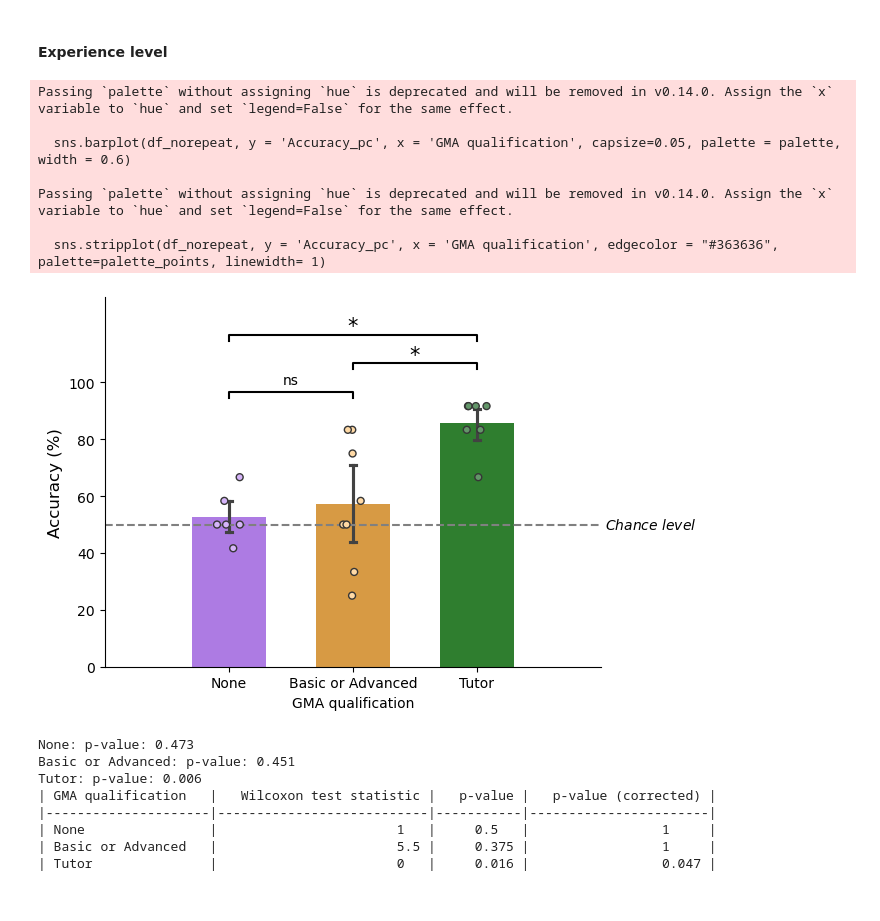
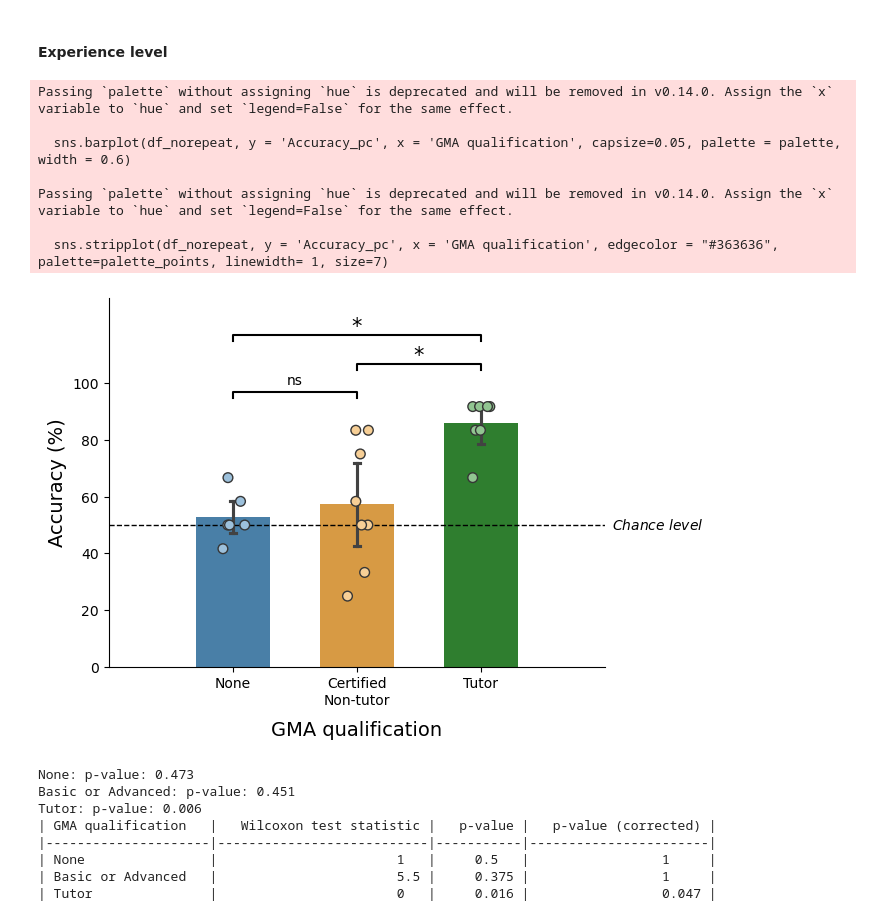
Before and after one commit to kpatsis97/GMA_skeleton_rater, a Jupyter notebook: analysis.ipynb, the cells around one changed output. Cells and saved outputs as stored; diff of their text form; code cells hidden in the pictures.

Commit message:
warming up plot update

```diff
--- a/analysis.ipynb
+++ b/analysis.ipynb
@@ -17,6 +18,19 @@ from tabulate import tabulate
 # %%
 df = pd.read_csv('Data_Skeleton.csv', sep = ';')
 truth = pd.read_excel('ground_truth.xlsx')
+# %%
+def lighten_color(color, amount=0.5):
+    """
+    Lightens the given color by mixing it with white.
+    amount=0 returns the original color,
+    amount=1 returns white.
+    """
+    try:
+        c = mcolors.to_rgb(color)
+    except ValueError:
+        c = color[:3]  # if RGBA tuple
+
+    return tuple(1 - (1 - channel) * (1 - amount) for channel in c) + (1.0,)
 # %% [markdown]
 ### Process data
 # %%
@@ -58,7 +72,7 @@ Number of rows labelled with incorrect accuracy: 0
 # %% [markdown]
 ### Analysis
 # %%
-palette = {'None': "#ad6af4", 'Basic or Advanced': "#EF9E2C", 'Tutor': 'forestgreen', 'All participants': '#98334a'}
+palette = {'All participants': "#5c5c5c", 'None': "#3981B7", 'Basic or Advanced': "#EF9E2C", 'Tutor': 'forestgreen', }# "#ad6af4"
 subgroups = ['All participants', 'None', 'Basic or Advanced', 'Tutor']
 # %%
 # tutor repeated experiment twice, only keep first round
@@ -77,38 +91,44 @@ def annotate_sig(ax, x1, x2, y, text):
 #### Experience level
 # %%
 # ---- Accuracy by Experience Level
-palette_points = {'None': "#d5b4f9", 'Basic or Advanced': "#FFD9A5", 'Tutor': "#639669"}
+# palette_points = {'None': "#d5b4f9", 'Basic or Advanced': "#FFD9A5", 'Tutor': "#639669"}
+palette_points = {}
+for name, color in palette.items():
+    palette_points[name] = lighten_color(color)
+# palette_points = {'None': "#B3B3B3", 'Basic or Advanced': "#FFD9A5", 'Tutor': "#73A779"}
 sns.barplot(df_norepeat, y = 'Accuracy_pc', x = 'GMA qualification', capsize=0.05, palette = palette, width = 0.6)
-sns.stripplot(df_norepeat, y = 'Accuracy_pc', x = 'GMA qualification', edgecolor = "#363636", palette=palette_points, linewidth= 1)
-plt.ylabel('Accuracy (%)', fontsize = 12)
+sns.stripplot(df_norepeat, y = 'Accuracy_pc', x = 'GMA qualification', edgecolor = "#363636", palette=palette_points, linewidth= 1, size=7)
+plt.ylabel('Accuracy (%)', fontsize=14)
+plt.xlabel('GMA qualification', fontsize=14, labelpad=10)
 ax = plt.gca()
 ax.set_xticks([0,1, 2])
+ax.set_xticklabels(['None', 'Certified\nNon-tutor', 'Tutor'])
 ax.set_xlim(-1, 3)
 ax.set_yticks(np.arange(0,110, 20))
-ax.axhline(y = 50, color = 'grey', linestyle = '--')
+ax.axhline(y = 50, color = 'k', linestyle = '--', linewidth = 1)
 
-plt.text(3.4, 50, r"$\it{Chance\ level}$", ha='center', va='center')
+plt.text(3.43, 50, r"$\it{Chance\ level}$", ha='center', va='center')
 plt.ylim(0,130)
 
 # # Significance level annotations
 max = df_norepeat['Accuracy_pc'].max()
 gap = 3
 inter_gap = 10
 annotate_sig(ax, 0, 1, max + gap , 'ns')    # group1 vs group2
 annotate_sig(ax, 1, 2, max + gap + inter_gap, '*')   # group2 vs group3
 annotate_sig(ax, 0, 2, max + gap + inter_gap*2, '*')   # group1 vs group3
 sns.despine()
-# plt.savefig('Accuracy_vs_Experience.png', dpi=300, bbox_inches='tight')
+plt.savefig('Accuracy_vs_Experience.png', dpi=300, bbox_inches='tight')
 plt.show()
 # %% [output]
 Passing `palette` without assigning `hue` is deprecated and will be removed in v0.14.0. Assign the `x` variable to `hue` and set `legend=False` for the same effect.
 
   sns.barplot(df_norepeat, y = 'Accuracy_pc', x = 'GMA qualification', capsize=0.05, palette = palette, width = 0.6)
 
 Passing `palette` without assigning `hue` is deprecated and will be removed in v0.14.0. Assign the `x` variable to `hue` and set `legend=False` for the same effect.
 
-  sns.stripplot(df_norepeat, y = 'Accuracy_pc', x = 'GMA qualification', edgecolor = "#363636", palette=palette_points, linewidth= 1)
+  sns.stripplot(df_norepeat, y = 'Accuracy_pc', x = 'GMA qualification', edgecolor = "#363636", palette=palette_points, linewidth= 1, size=7)
-[figure, old version]
+[figure, new version]
 # %%
 # One-sample t-test comparing to chance level
 group_data = []
```
Also changed, not shown: parts of 10 cells of this notebook.
